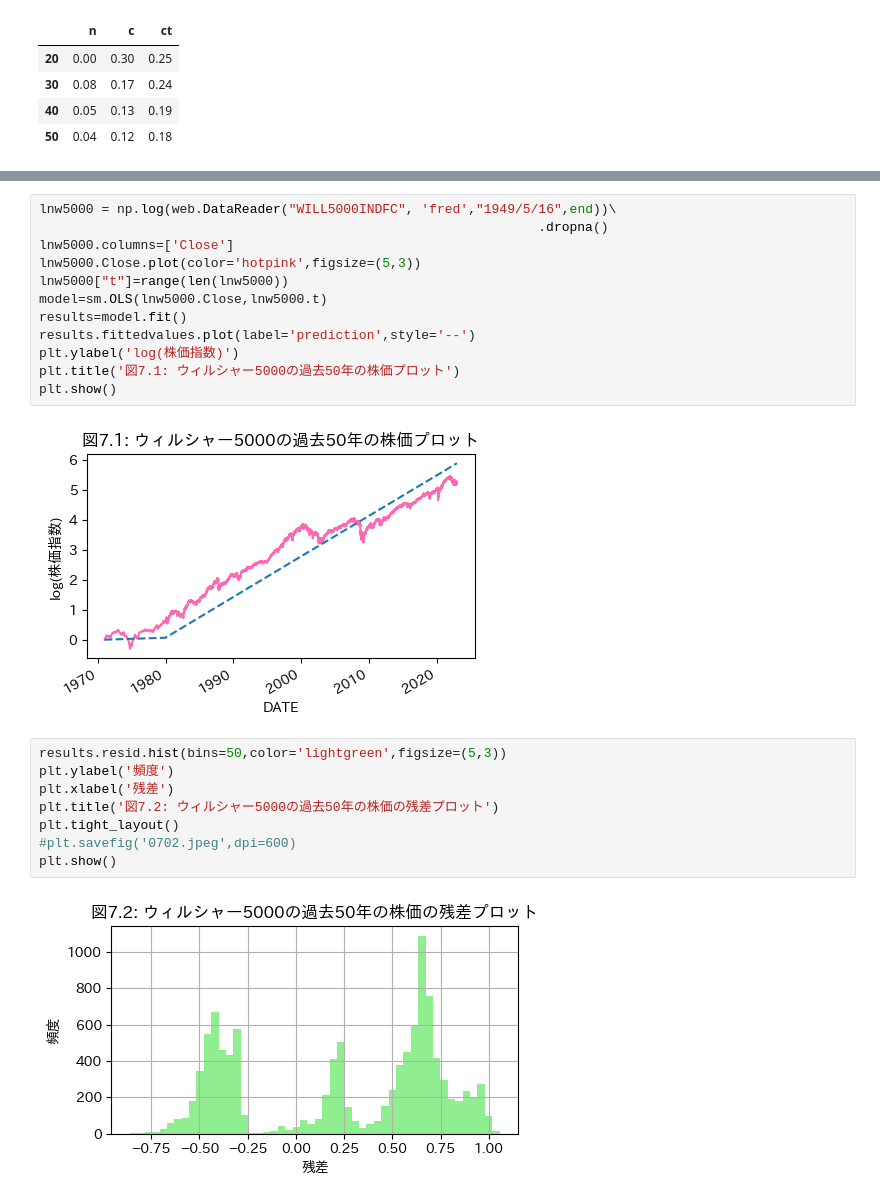
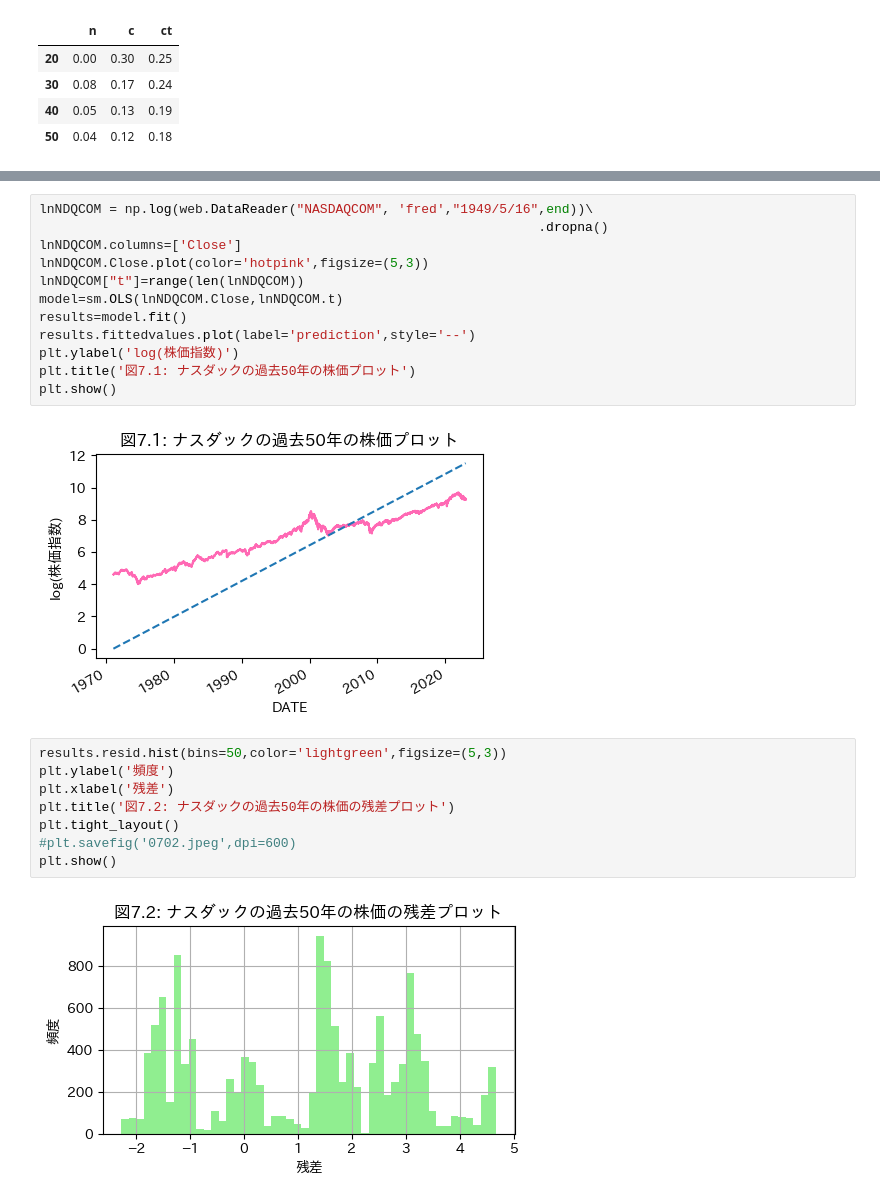
Before and after one commit to innovation1005/python3-for-system-trade2, a Jupyter notebook: pan7.ipynb, the cells around one changed output, grey strips where cells are left out. Cells and saved outputs as stored; diff of their text form.

```diff
--- a/pan7.ipynb
+++ b/pan7.ipynb
@@ -126,28 +126,28 @@ results
 | 84 | 0.00 | 0.12 | 0.12 |
 | 96 | 0.00 | 0.10 | 0.13 |
 # %%
-lnw5000 = np.log(web.DataReader("WILL5000INDFC", 'fred',"1949/5/16",end))\
+lnNDQCOM = np.log(web.DataReader("NASDAQCOM", 'fred',"1949/5/16",end))\
                                                                 .dropna()
-lnw5000.columns=['Close']
-lnw5000.Close.plot(color='hotpink',figsize=(5,3))
-lnw5000["t"]=range(len(lnw5000))
-model=sm.OLS(lnw5000.Close,lnw5000.t)
+lnNDQCOM.columns=['Close']
+lnNDQCOM.Close.plot(color='hotpink',figsize=(5,3))
+lnNDQCOM["t"]=range(len(lnNDQCOM))
+model=sm.OLS(lnNDQCOM.Close,lnNDQCOM.t)
 results=model.fit()
 results.fittedvalues.plot(label='prediction',style='--')
 plt.ylabel('log(株価指数)')
-plt.title('図7.1: ウィルシャー5000の過去50年の株価プロット')
+plt.title('図7.1: ナスダックの過去50年の株価プロット')
 plt.show()
 # %% [output]
-[figure, old version]
+[figure, new version]
 # %%
 results.resid.hist(bins=50,color='lightgreen',figsize=(5,3))
 plt.ylabel('頻度')
 plt.xlabel('残差')
-plt.title('図7.2: ウィルシャー5000の過去50年の株価の残差プロット')
+plt.title('図7.2: ナスダックの過去50年の株価の残差プロット')
 plt.tight_layout()
 #plt.savefig('0702.jpeg',dpi=600)
 plt.show()
 # %% [output]
-[figure, old version]
+[figure, new version]
 # %%
 interval=np.arange(20,60,10)
```
Also changed, not shown: parts of 4 cells of this notebook.
